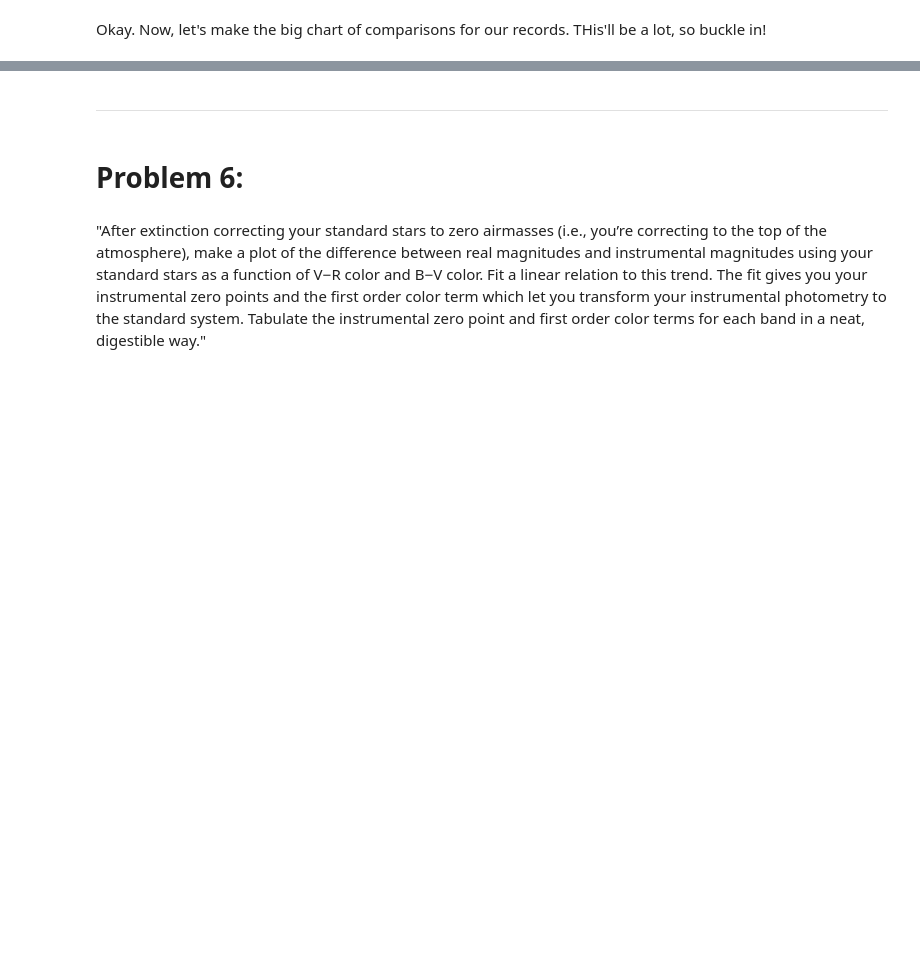
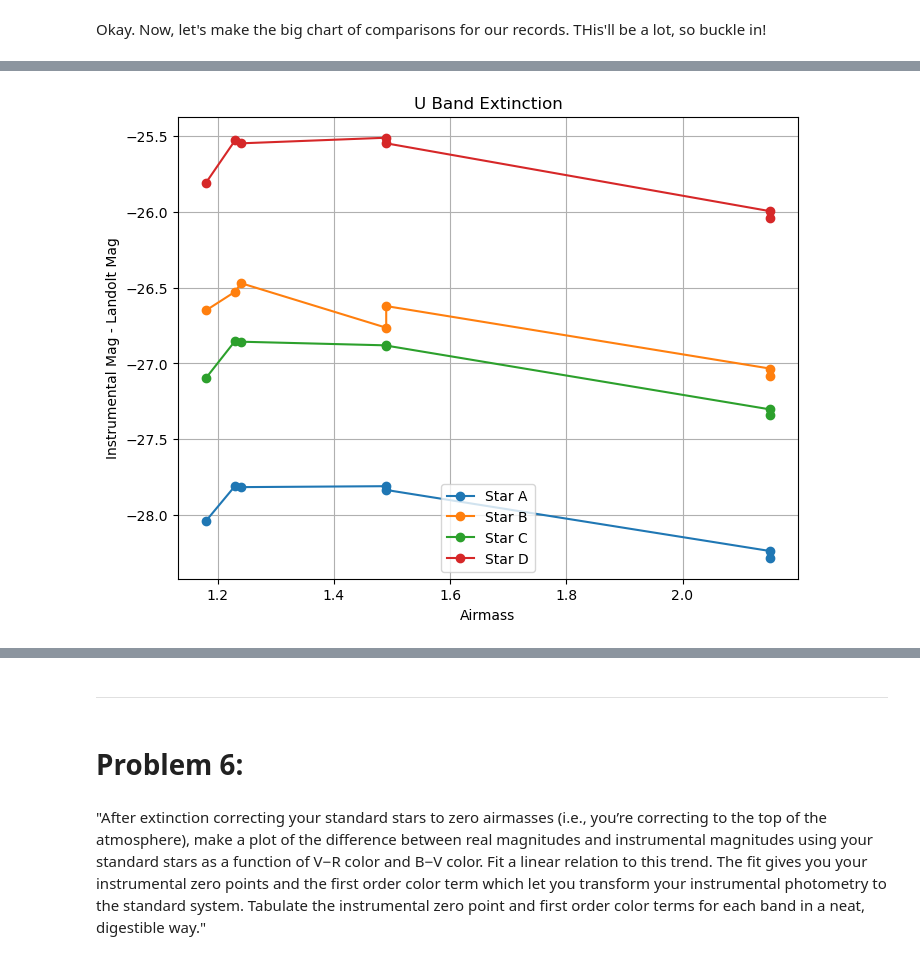
Before and after one commit to belackay/astr_8060_s26_hgbg, a Jupyter notebook: work/belackay/harrison_hmw/jessiehmw6.ipynb, the cells around one changed output, grey strips where cells are left out. Saved outputs shown, nothing was run; the diff lists cells and outputs as text; code cells hidden in the pictures; blank space fills up the shorter version.

```diff
--- a/work/belackay/harrison_hmw/jessiehmw6.ipynb
+++ b/work/belackay/harrison_hmw/jessiehmw6.ipynb
@@ -619,0 +615,6 @@ That was exhausting! Holy shit! Okay, let's try our aperture photometry techniqu
+# %%
+U_master_bias, U_master_flat, U_master_dark = all_band_reductions(U_flat_files, "U")
+B_master_bias, B_master_flat, B_master_dark = all_band_reductions(B_flat_files, "B")
+V_master_bias, V_master_flat, V_master_dark = all_band_reductions(V_flat_files, "V")
+R_master_bias, R_master_flat, R_master_dark = all_band_reductions(R_flat_files, "R")
+I_master_bias, I_master_flat, I_master_dark = all_band_reductions(I_flat_files, "I")
@@ -619,0 +669,2 @@ That was exhausting! Holy shit! Okay, let's try our aperture photometry techniqu
+# %%
+U_band_phot_table = calculate_full_calibrated_aperture_stats(PG1633["U"], 7, U_master_bias, U_master_flat, U_master_dark)
@@ -619,0 +688,3 @@ That was exhausting! Holy shit! Okay, let's try our aperture photometry techniqu
+# %%
+landolt_data = pd.DataFrame(objects_data).drop(columns=['Object'])
+landolt_data
@@ -619,0 +697,10 @@ That was exhausting! Holy shit! Okay, let's try our aperture photometry techniqu
+# %%
+U_band_graphable = pd.DataFrame(U_band_phot_table)
+airmasseses_U = [1.18, 1.23, 1.24, 1.49, 2.15]
+for column in U_band_graphable.columns:
+    for airmass in airmasseses_U:
+        if column.find(str(airmass)) != -1:
+            U_band_graphable[column] = (U_band_graphable[column] - landolt_data['U'])
+            U_band_graphable.loc['airmass', column] = airmass
+
+U_band_graphable
@@ -619,0 +714,14 @@ That was exhausting! Holy shit! Okay, let's try our aperture photometry techniqu
+# %%
+plt.figure(figsize=(8, 6))
+plt.plot(U_band_graphable.loc['airmass'], U_band_graphable.iloc[0], marker='o', label='Star A')
+plt.plot(U_band_graphable.loc['airmass'], U_band_graphable.iloc[1], marker='o', label='Star B')
+plt.plot(U_band_graphable.loc['airmass'], U_band_graphable.iloc[2], marker='o', label='Star C')
+plt.plot(U_band_graphable.loc['airmass'], U_band_graphable.iloc[3], marker='o', label='Star D')
+plt.xlabel('Airmass')
+plt.ylabel('Instrumental Mag - Landolt Mag')
+plt.title('U Band Extinction')
+plt.legend()
+plt.grid(True)
+plt.show()
+# %% [output]
+[figure, added]
```
Also changed, not shown: parts of 62 cells of this notebook, 3 other files.
